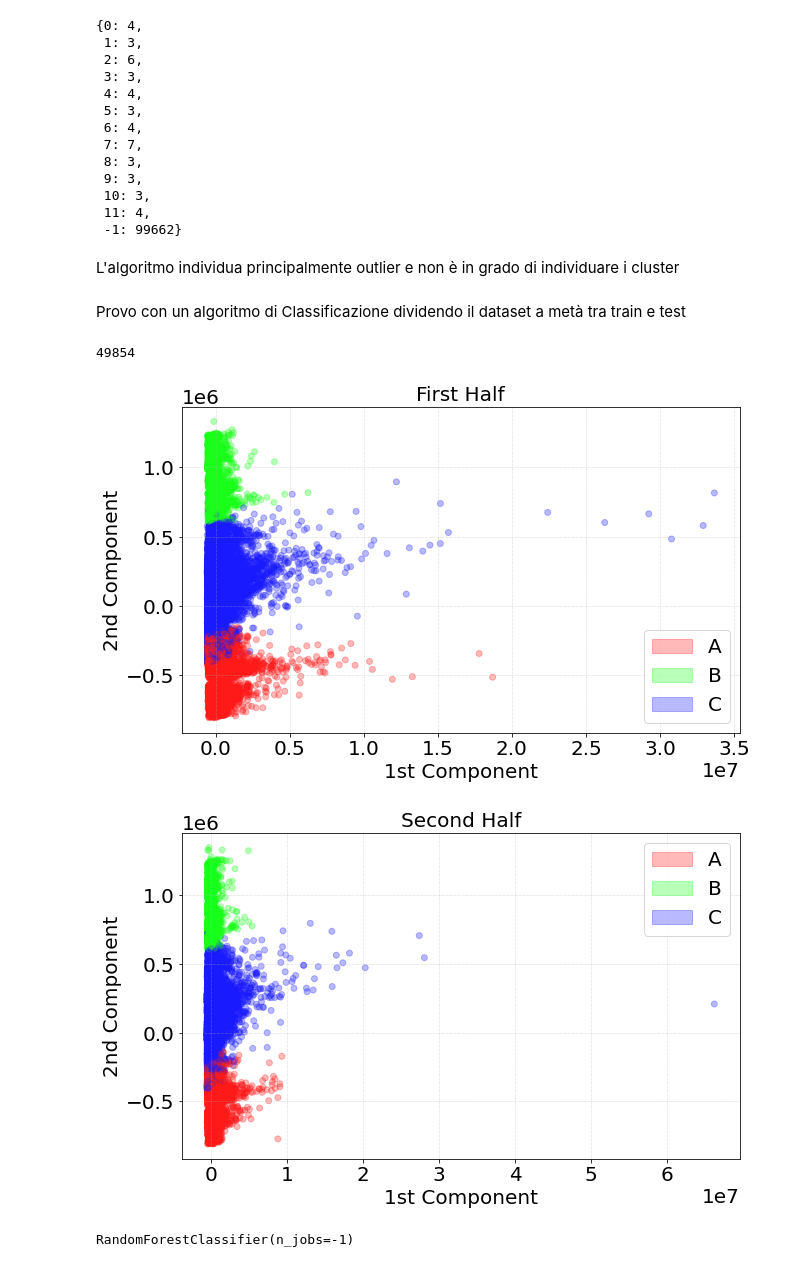
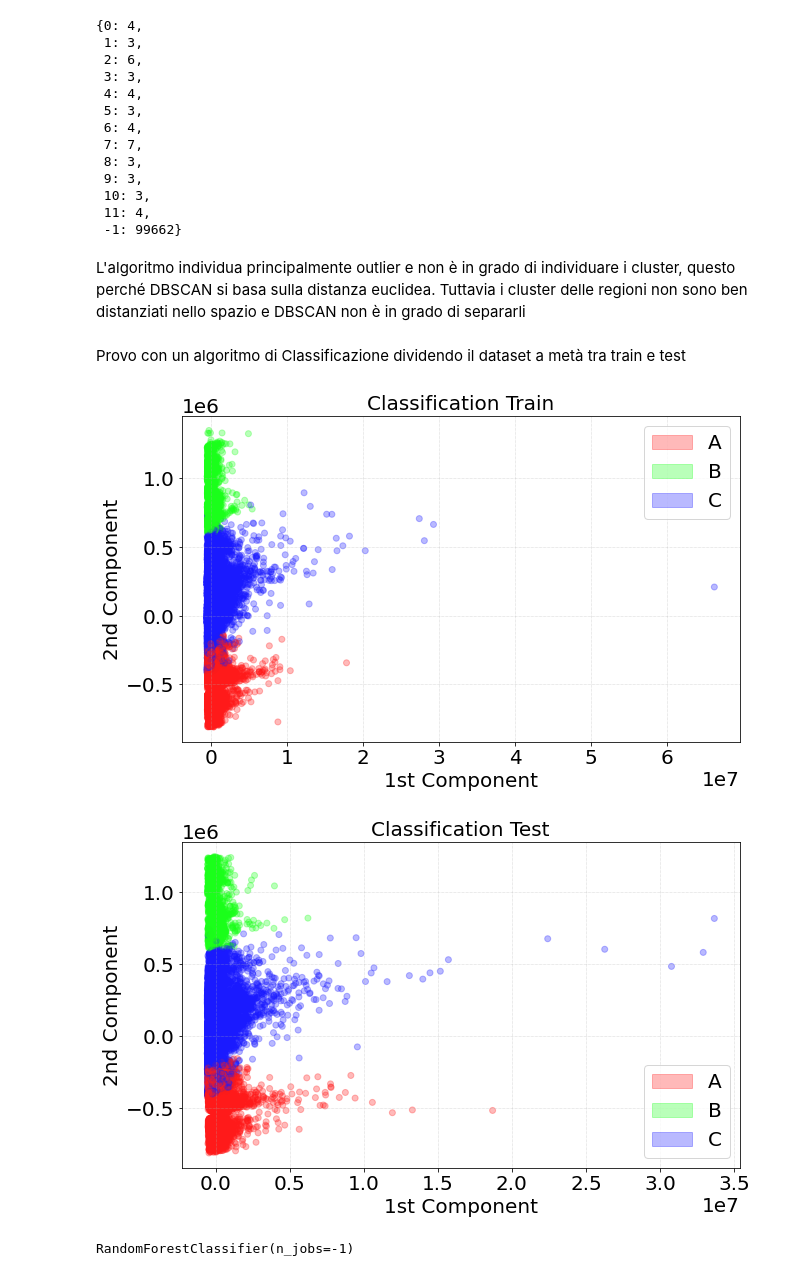
Before and after one commit to Quinta13/DWM_zillowprice, a Jupyter notebook: 2_Divisione_fra_regioni.ipynb, the cells around one changed output. Saved outputs shown, nothing was run; the diff lists cells and outputs as text; code cells hidden in the pictures.

```diff
--- a/2_Divisione_fra_regioni.ipynb
+++ b/2_Divisione_fra_regioni.ipynb
@@ -167,2 +159,0 @@ def get_lambda(to0, to1, to2):
-# %%
-l = get_lambda(2, 1, 0)
@@ -224,6 +190,5 @@ y_pca.shape
 # %%
-pca = PCA(n_components=2)
-X_pca_2 = pca.fit_transform(X_pca)
+X_pca_2 = PCA(n_components=2).fit_transform(X_pca)
 # %%
 X_pca_2 * (100.0/X_pca_2.max())
 # %% [output]
@@ -366,23 +331,29 @@ occurences(dbscan.labels_)
  11: 4,
  -1: 99662}
 # %% [markdown]
-L'algoritmo individua principalmente outlier e non è in grado di individuare i cluster
+L'algoritmo individua principalmente outlier e non è in grado di individuare i cluster, questo perché DBSCAN si basa sulla distanza euclidea. Tuttavia i cluster delle regioni non sono ben distanziati nello spazio e DBSCAN non è in grado di separarli
 # %% [markdown]
 Provo con un algoritmo di Classificazione  dividendo il dataset a metà tra train e test
 # %%
-half = int(len(X_pca_2) / 2)
-half
+half = int(len(X_pca)*2/3)
-# %% [output]
-49854
+# %%
+X_class_train   = X_pca  [:half]
+X_class_train_2 = X_pca_2[:half]
+y_class_train   = y_pca  [:half]
+
+
+X_class_test    = X_pca  [half:]
+X_class_test_2  = X_pca_2[half:]
+y_class_test    = y_pca  [half:]
 # %%
-# Prima metà
-plot_regions(X_pca_2[half:], y_pca[half:], title="First Half")
+# Train
+plot_regions(X_class_train_2, y_class_train, title="Classification Train")
 # %% [output]
-[figure, old version]
+[figure, new version]
 # %%
 # Seconda metà
-plot_regions(X_pca_2[:half], y_pca[:half], title='Second Half')
+plot_regions(X_class_test_2, y_class_test, title="Classification Test")
 # %% [output]
-[figure, old version]
+[figure, new version]
 # %%
 rfc = RandomForestClassifier(n_estimators=100, n_jobs=-1)
```
Also changed, not shown: parts of 27 cells of this notebook, 17 other files.
